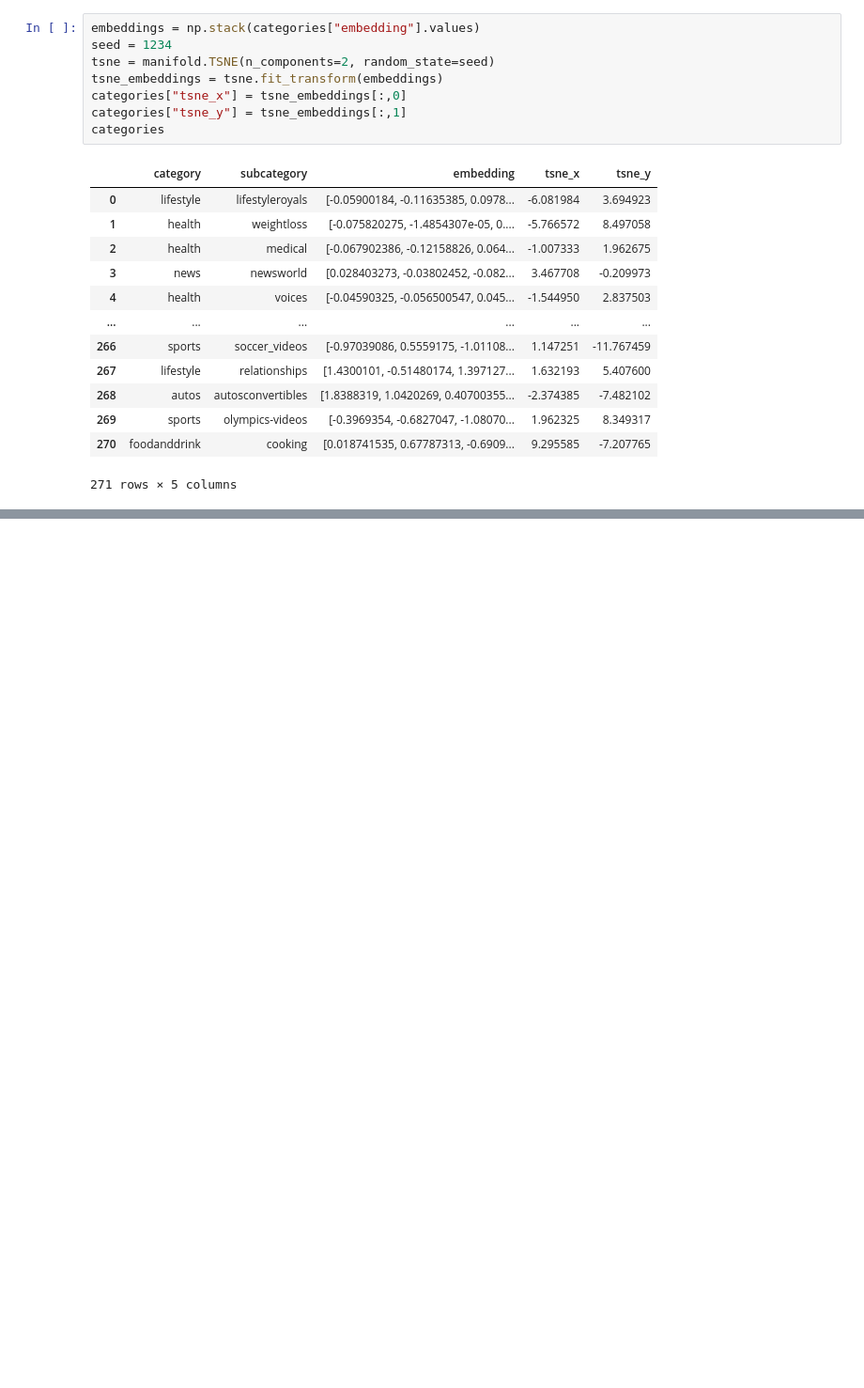
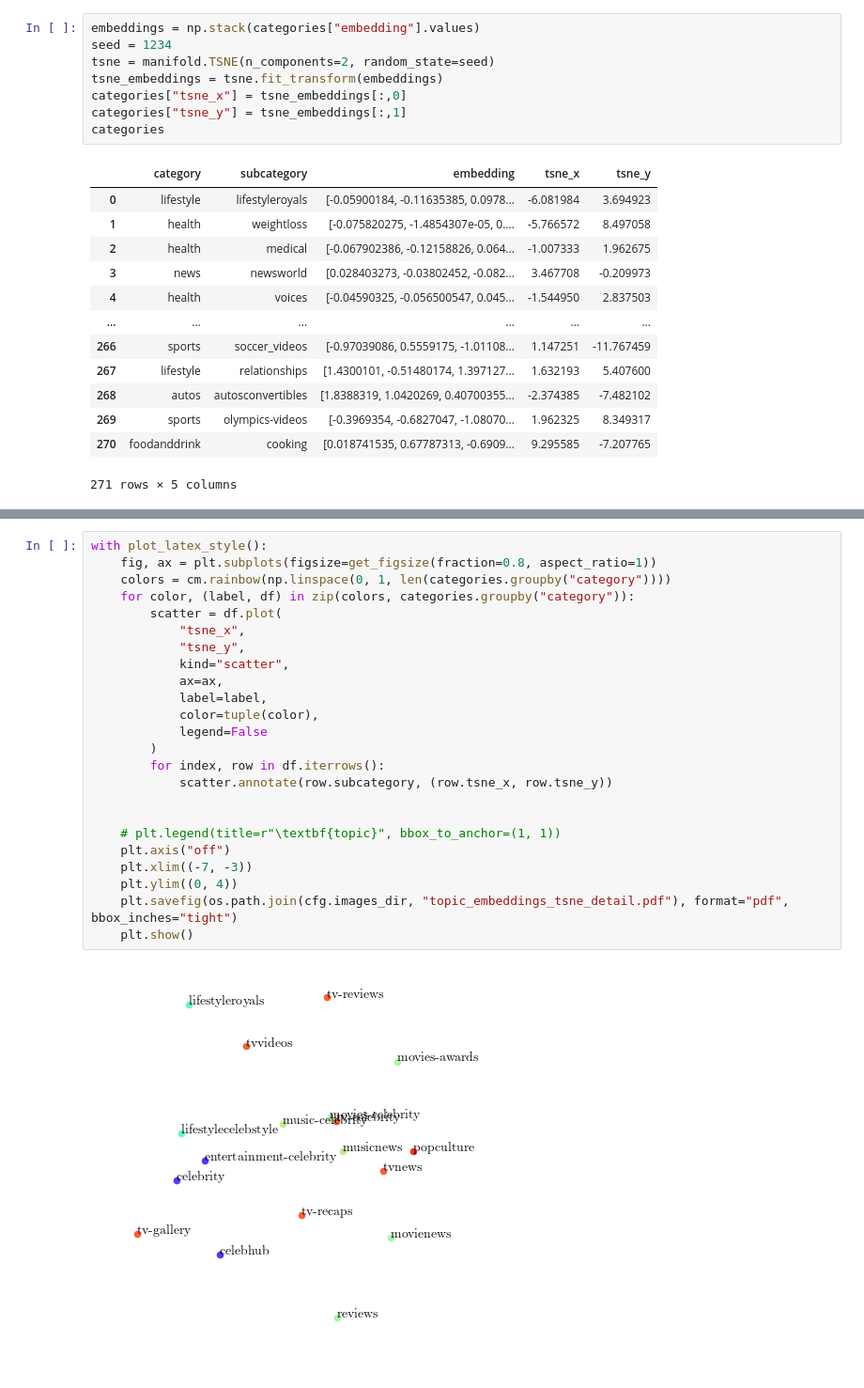
Before and after one commit to koengommers/news-recommendation, a Jupyter notebook: notebooks/Topic embeddings.ipynb, the cells around one changed output, grey strips where cells are left out. Shown at 94% size. Saved outputs shown, nothing was run; the diff lists cells and outputs as text; blank space fills up the shorter version.

```diff
--- a/notebooks/Topic embeddings.ipynb
+++ b/notebooks/Topic embeddings.ipynb
@@ -139,0 +136,26 @@ plt.show()
+# %%
+with plot_latex_style():
+    fig, ax = plt.subplots(figsize=get_figsize(fraction=0.8, aspect_ratio=1))
+    colors = cm.rainbow(np.linspace(0, 1, len(categories.groupby("category"))))
+    for color, (label, df) in zip(colors, categories.groupby("category")):
+        scatter = df.plot(
+            "tsne_x",
+            "tsne_y",
+            kind="scatter",
+            ax=ax,
+            label=label,
+            color=tuple(color),
+            legend=False
+        )
+        for index, row in df.iterrows():
+            scatter.annotate(row.subcategory, (row.tsne_x, row.tsne_y))
+
+
+    # plt.legend(title=r"\textbf{topic}", bbox_to_anchor=(1, 1))
+    plt.axis("off")
+    plt.xlim((-7, -3))
+    plt.ylim((0, 4))
+    plt.savefig(os.path.join(cfg.images_dir, "topic_embeddings_tsne_detail.pdf"), format="pdf", bbox_inches="tight")
+    plt.show()
+# %% [output]
+[figure, added]
```
Also changed, not shown: parts of 2 cells of this notebook, 1 other file.
